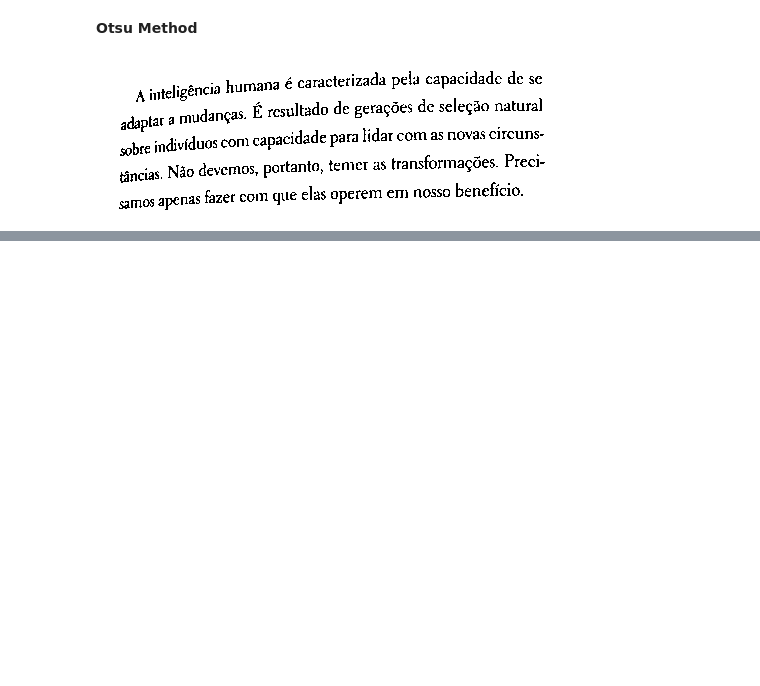
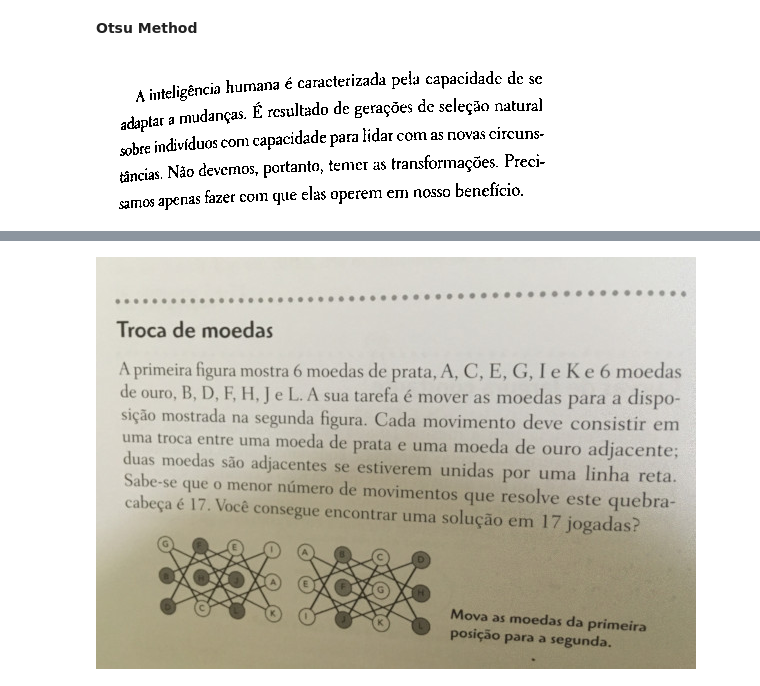
Before and after one commit to gopalbala/img-processing, a Jupyter notebook: preprocess.ipynb, the cells around one changed output, grey strips where cells are left out. Drawn from its saved outputs; the diff is of its cells as text; code cells hidden in the pictures; blank space fills up the shorter version.

```diff
--- a/preprocess.ipynb
+++ b/preprocess.ipynb
@@ -52,0 +76,5 @@ cv2_imshow(otsu)
+# %%
+bkadp = cv2.imread('/content/book_adaptative.jpg')
+cv2_imshow(bkadp)
+# %% [output]
+[figure, added]
```
Also changed, not shown: parts of 7 cells of this notebook.
